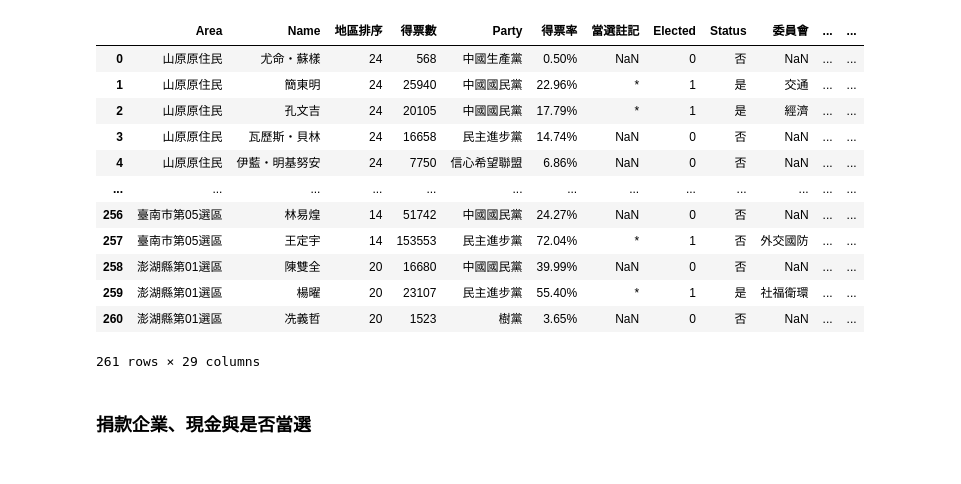
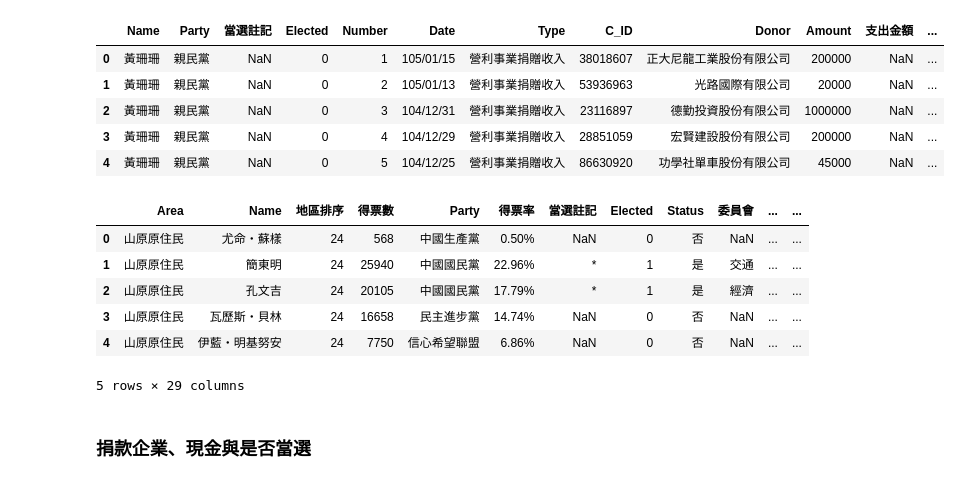
Before and after one commit to 07571026/Political-Contribution, a Jupyter notebook: 政治獻金-簡易資料.ipynb, the cells around one changed output. Drawn from its saved outputs; the diff is of its cells as text; code cells hidden in the pictures.

```diff
--- a/政治獻金-簡易資料.ipynb
+++ b/政治獻金-簡易資料.ipynb
@@ -22,19 +6,19 @@ df
-# %%
-df1
-# %% [output]
-|  | Area | Name | 地區排序 | 得票數 | Party | 得票率 | 當選註記 | Elected | Status | 委員會 | ... | ... |
-| 0 | 山原原住民 | 尤命‧蘇樣 | 24 | 568 | 中國生產黨 | 0.50% | NaN | 0 | 否 | NaN | ... | ... |
-| 1 | 山原原住民 | 簡東明 | 24 | 25940 | 中國國民黨 | 22.96% | * | 1 | 是 | 交通 | ... | ... |
-| 2 | 山原原住民 | 孔文吉 | 24 | 20105 | 中國國民黨 | 17.79% | * | 1 | 是 | 經濟 | ... | ... |
-| 3 | 山原原住民 | 瓦歷斯‧貝林 | 24 | 16658 | 民主進步黨 | 14.74% | NaN | 0 | 否 | NaN | ... | ... |
-| 4 | 山原原住民 | 伊藍‧明基努安 | 24 | 7750 | 信心希望聯盟 | 6.86% | NaN | 0 | 否 | NaN | ... | ... |
-| ... | ... | ... | ... | ... | ... | ... | ... | ... | ... | ... | ... | ... |
-| 256 | 臺南市第05選區 | 林易煌 | 14 | 51742 | 中國國民黨 | 24.27% | NaN | 0 | 否 | NaN | ... | ... |
-| 257 | 臺南市第05選區 | 王定宇 | 14 | 153553 | 民主進步黨 | 72.04% | * | 1 | 否 | 外交國防 | ... | ... |
-| 258 | 澎湖縣第01選區 | 陳雙全 | 20 | 16680 | 中國國民黨 | 39.99% | NaN | 0 | 否 | NaN | ... | ... |
-| 259 | 澎湖縣第01選區 | 楊曜 | 20 | 23107 | 民主進步黨 | 55.40% | * | 1 | 是 | 社福衛環 | ... | ... |
-| 260 | 澎湖縣第01選區 | 冼義哲 | 20 | 1523 | 樹黨 | 3.65% | NaN | 0 | 否 | NaN | ... | ... |
-261 rows × 29 columns
+# %%
+display(df.head(5),df1.head(5))
+# %% [output]
+|  | Name | Party | 當選註記 | Elected | Number | Date | Type | C_ID | Donor | Amount | 支出金額 | ... |
+| 0 | 黃珊珊 | 親民黨 | NaN | 0 | 1 | 105/01/15 | 營利事業捐贈收入 | 38018607 | 正大尼龍工業股份有限公司 | 200000 | NaN | ... |
+| 1 | 黃珊珊 | 親民黨 | NaN | 0 | 2 | 105/01/13 | 營利事業捐贈收入 | 53936963 | 光路國際有限公司 | 20000 | NaN | ... |
+| 2 | 黃珊珊 | 親民黨 | NaN | 0 | 3 | 104/12/31 | 營利事業捐贈收入 | 23116897 | 德勤投資股份有限公司 | 1000000 | NaN | ... |
+| 3 | 黃珊珊 | 親民黨 | NaN | 0 | 4 | 104/12/29 | 營利事業捐贈收入 | 28851059 | 宏賢建設股份有限公司 | 200000 | NaN | ... |
+| 4 | 黃珊珊 | 親民黨 | NaN | 0 | 5 | 104/12/25 | 營利事業捐贈收入 | 86630920 | 功學社單車股份有限公司 | 45000 | NaN | ... |
+|  | Area | Name | 地區排序 | 得票數 | Party | 得票率 | 當選註記 | Elected | Status | 委員會 | ... | ... |
+| 0 | 山原原住民 | 尤命‧蘇樣 | 24 | 568 | 中國生產黨 | 0.50% | NaN | 0 | 否 | NaN | ... | ... |
+| 1 | 山原原住民 | 簡東明 | 24 | 25940 | 中國國民黨 | 22.96% | * | 1 | 是 | 交通 | ... | ... |
+| 2 | 山原原住民 | 孔文吉 | 24 | 20105 | 中國國民黨 | 17.79% | * | 1 | 是 | 經濟 | ... | ... |
+| 3 | 山原原住民 | 瓦歷斯‧貝林 | 24 | 16658 | 民主進步黨 | 14.74% | NaN | 0 | 否 | NaN | ... | ... |
+| 4 | 山原原住民 | 伊藍‧明基努安 | 24 | 7750 | 信心希望聯盟 | 6.86% | NaN | 0 | 否 | NaN | ... | ... |
+5 rows × 29 columns
 # %%
 pd.set_option('display.max_rows', 1000)
 # %% [markdown]
```
Also changed, not shown: parts of 1 cell of this notebook.
